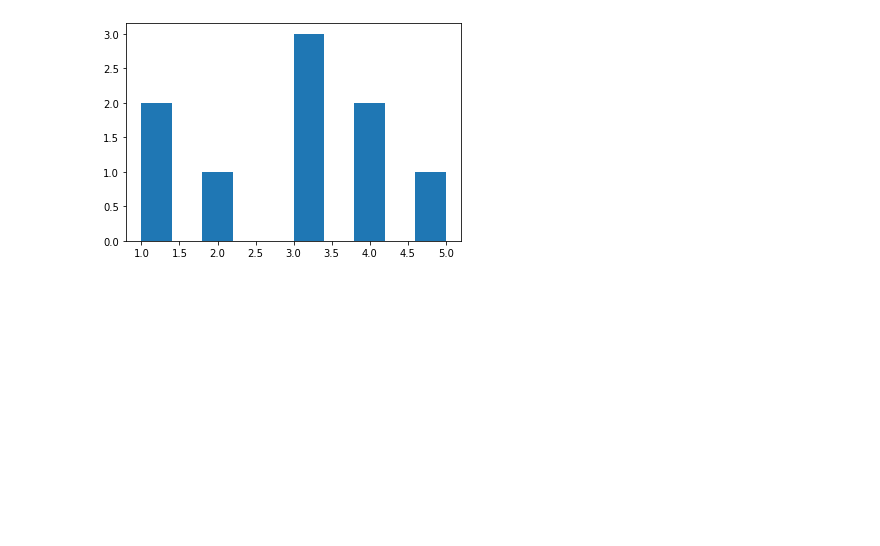
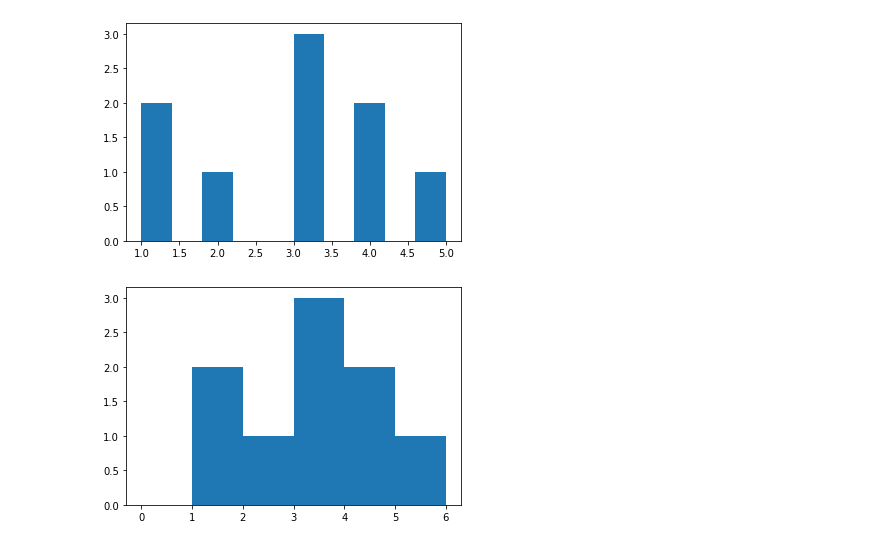
Before and after one commit to SaraPena/resources, a Jupyter notebook: matplotlib_intro_lesson.ipynb, the cells around one changed output. Cells and saved outputs as stored; diff of their text form; code cells hidden in the pictures; blank space fills up the shorter version.

```diff
--- a/matplotlib_intro_lesson.ipynb
+++ b/matplotlib_intro_lesson.ipynb
@@ -224,3 +224,12 @@ plt.hist(x)
 plt.show()
 # %% [output]
 [figure]
+# %%
+# we can also explicitly specify bins:
+
+x = [1, 1, 2, 3, 3, 3, 4, 4, 5]
+
+plt.hist(x, bins =[0, 1, 2, 3, 4, 5, 6])
+plt.show()
+# %% [output]
+[figure, added]
```
Also changed, not shown: parts of 12 cells of this notebook.
